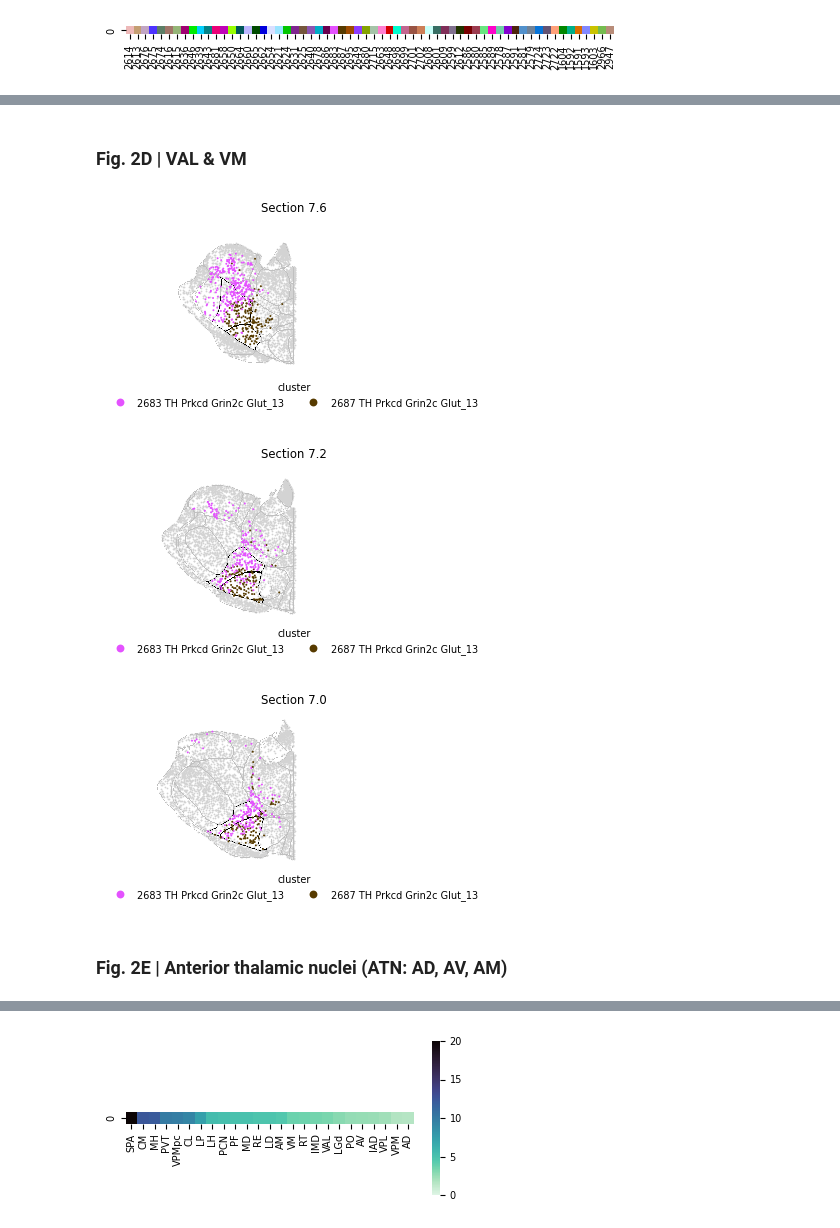
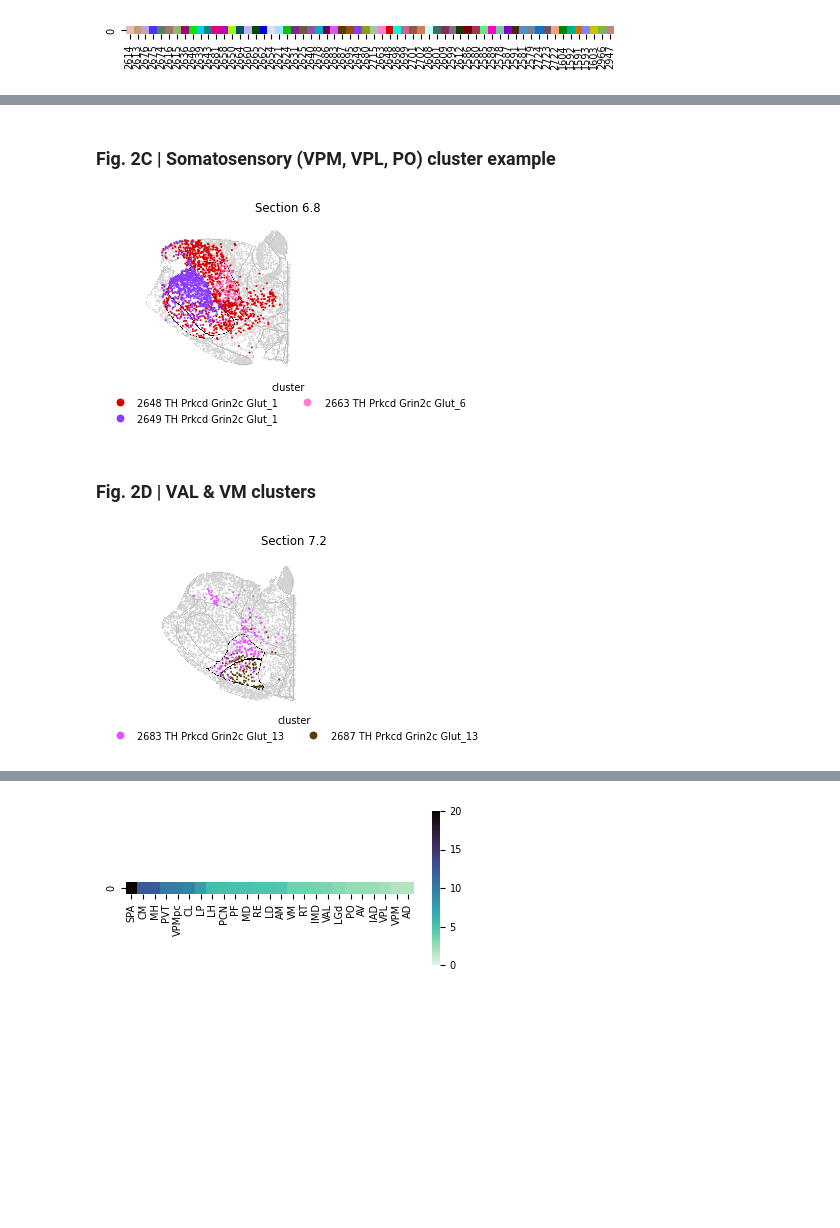
Before and after one commit to AllenNeuralDynamics/thalmanac, a Jupyter notebook: code/manuscript_figures/fig2_spatial_similarity_and_diversity.ipynb, the cells around one changed output, grey strips where cells are left out. Saved outputs shown, nothing was run; the diff lists cells and outputs as text; code cells hidden in the pictures; blank space fills up the shorter version.

```diff
--- a/code/manuscript_figures/fig2_spatial_similarity_and_diversity.ipynb
+++ b/code/manuscript_figures/fig2_spatial_similarity_and_diversity.ipynb
@@ -254,5 +279,38 @@ ccf_boundaries_left = cimg.sectionwise_label_erosion(ccf_images_left,
+# %% [markdown]
+### Fig. 2C | Somatosensory (VPM, VPL, PO) cluster example
+# %%
+# get the cluster annotations for the nucleus of interest
+nucleus = ['VPM', 'VPL', 'PO']
+obs_annot_left = abc.get_obs_from_annotations(nucleus, obs_th_left, taxonomy_level='cluster')
+
+# Let's look at the cell types in the ATN in one sample section
+# sections_somatosensory = [7.2, 7.0, 6.8, 6.6, 6.4]  # anterior-to-posterior
+# anterior to posterior: C57BL6J-638850.39, C57BL6J-638850.38, C57BL6J-638850.37, C57BL6J-638850.36, C57BL6J-638850.35
+sections_to_plot = [6.8]  # C57BL6J-638850.37
+
+figs_annot = cplots.plot_ccf_overlay(obs_annot_left,
+                                    ccf_images_left,
+                                    boundary_img=ccf_boundaries_left,
+                                    bg_cells=obs_th_left,
+                                    ccf_highlight=nucleus,
+                                    point_hue=taxonomy_level,
+                                    sections=sections_to_plot,
+                                    point_palette=abc_palettes[taxonomy_level],
+                                    legend='cells',
+                                    **kwargs_cluster_annotations)
+
+for i, sec in enumerate(sections_to_plot):
+    sec_str = int(sec*10)
+    figs_annot[i].savefig(f'{results_dir}/fig2C_cluster_annotations_z{sec_str}_somatosensory_left.pdf',
+                        transparent=True, bbox_inches='tight')
+    figs_annot[i].savefig(f'{results_dir}/fig2C_cluster_annotations_z{sec_str}_somatosensory_left.svg',
+                        transparent=True, bbox_inches='tight', dpi=1200)
+    figs_annot[i].savefig(f'{results_dir}/fig2C_cluster_annotations_z{sec_str}_somatosensory_left.png',
+                        transparent=True, bbox_inches='tight', dpi=1200)
+# %% [output]
+[figure, added]
 # %% [markdown]
-### Fig. 2D | VAL & VM
+### Fig. 2D | VAL & VM clusters
 # %%
 # get the cluster annotations for the nucleus of interest
 nucleus = ['VAL', 'VM']
@@ -267,15 +325,13 @@ obs_annot = obs_annot.loc[~obs_annot['cluster'].isin(cat_to_drop)]
 # Let's look at the cell types in the ATN in one sample section
 # sections_all_VAL_VM = [7.8, 7.6, 7.2, 7.0, 6.8, 6.6]
 # ant. to post.: C57BL6J-638850.42, C57BL6J-638850.40, C57BL6J-638850.39, C57BL6J-638850.38, C57BL6J-638850.37
-sections_to_plot = [7.6, 7.2, 7.0] # C57BL6J-638850.40, C57BL6J-638850.39, C57BL6J-638850.38
-nuclei_highlight = nucleus
-taxonomy_level = 'cluster'
+sections_to_plot = [7.2] # C57BL6J-638850.39
 
 figs_annot = cplots.plot_ccf_overlay(obs_annot,
                                      ccf_images_left,
                                      boundary_img=ccf_boundaries_left,
                                      bg_cells=obs_th_left,
-                                     ccf_highlight=nuclei_highlight,
+                                     ccf_highlight=nucleus,
                                      point_hue=taxonomy_level,
                                      sections=sections_to_plot, # sections_all_VAL_VM
                                      point_palette=abc_palettes[taxonomy_level],
@@ -286,11 +342,9 @@ for i, sec in enumerate(sections_to_plot):
     sec_str = int(sec*10)
     figs_annot[i].savefig(f'{results_dir}/fig2D_cluster_annotations_z{sec_str}_VAL_VM.pdf',
                         transparent=True, bbox_inches='tight')
+    figs_annot[i].savefig(f'{results_dir}/fig2D_cluster_annotations_z{sec_str}_VAL_VM.svg',
+                        transparent=True, bbox_inches='tight', dpi=1200)
     figs_annot[i].savefig(f'{results_dir}/fig2D_cluster_annotations_z{sec_str}_VAL_VM.png',
                         transparent=True, bbox_inches='tight', dpi=1200)
 # %% [output]
-[figure, old version]
+[figure, new version]
-[figure, removed]
-[figure, removed]
-# %% [markdown]
-### Fig. 2E | Anterior thalamic nuclei (ATN: AD, AV, AM)
```
Also changed, not shown: parts of 21 cells of this notebook, 10 other files.
